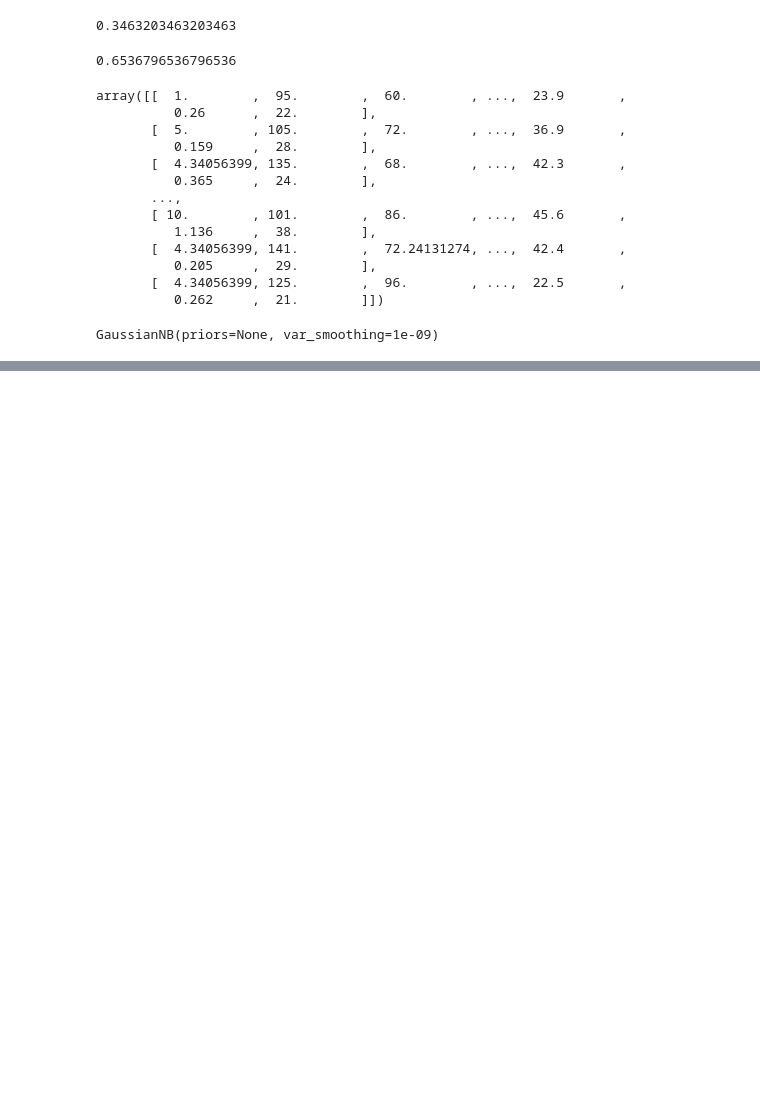
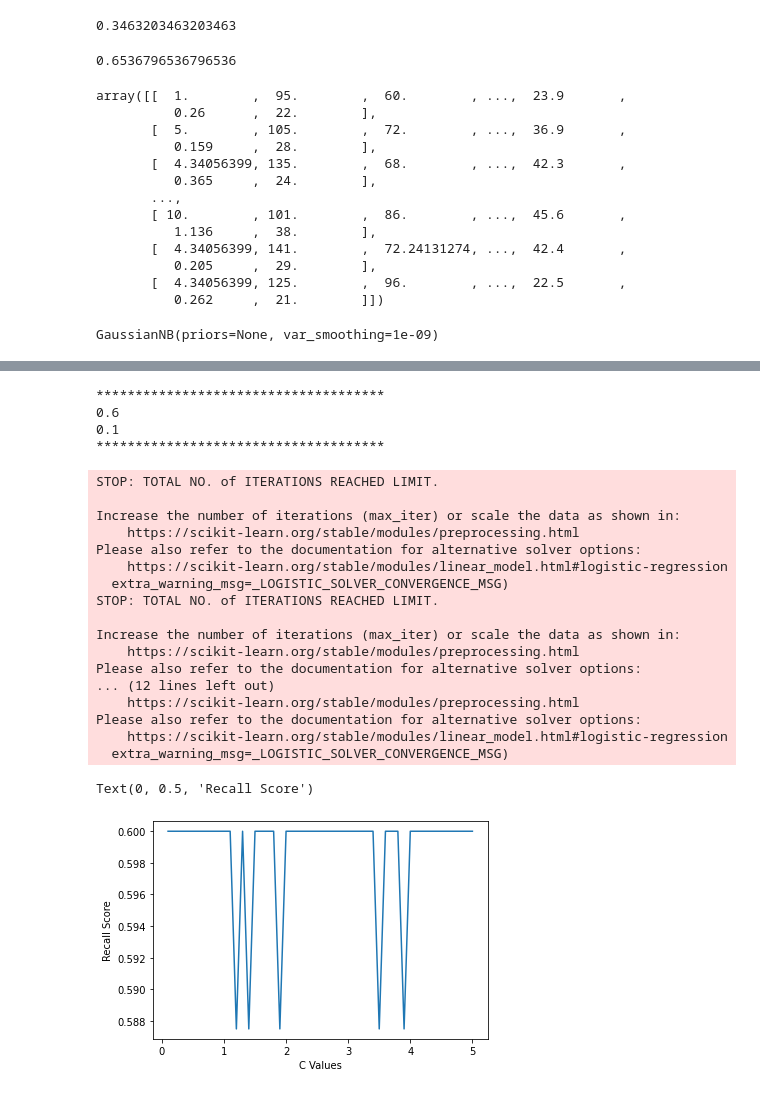
Before and after one commit to bhagu/1000-Days-Of-Code, a Jupyter notebook: Pima_Prediction.ipynb, the cells around one changed output, grey strips where cells are left out. Cells and saved outputs as stored; diff of their text form; code cells hidden in the pictures; blank space fills up the shorter version.

```diff
--- a/Pima_Prediction.ipynb
+++ b/Pima_Prediction.ipynb
@@ -211,0 +246,3 @@ GaussianNB(priors=None, var_smoothing=1e-09)
+# %%
+rf_model = RandomForestClassifier(random_state=42)
+rf_model.fit(X_train, y_train.ravel())
@@ -211,0 +302,11 @@ GaussianNB(priors=None, var_smoothing=1e-09)
+# %%
+from sklearn.linear_model import LogisticRegression
+
+lr_model = LogisticRegression(C=0.7, random_state=42)
+lr_model.fit(X_train, y_train.ravel())
+lr_predict_test = lr_model.predict(X_test)
+
+print(metrics.accuracy_score(y_test, lr_predict_test))
+
+print(metrics.confusion_matrix(y_test, lr_predict_test))
+print(metrics.classification_report(y_test, lr_predict_test))
@@ -211,0 +332,35 @@ GaussianNB(priors=None, var_smoothing=1e-09)
+# %%
+C_start = 0.1
+C_end = 5
+C_inc = 0.1
+
+C_values, recall_scores = [], []
+
+C_val = C_start
+best_recall_score = 0
+
+while (C_val < C_end):
+  C_values.append(C_val)
+  lr_model_loop = LogisticRegression(C=C_val, random_state=42)
+  lr_model_loop.fit(X_train, y_train.ravel())
+  lr_predict_loop_test = lr_model_loop.predict(X_test)
+  recall_score = metrics.recall_score(y_test, lr_predict_loop_test)
+  recall_scores.append(recall_score)
+  if (recall_score > best_recall_score):
+    best_recall_score = recall_score
+    best_lr_predict_test = lr_predict_loop_test
+
+  C_val = C_val + C_inc
+
+
+best_score_C_val = C_values[recall_scores.index(best_recall_score)]
+print("*************************************")
+print(best_recall_score)
+print(best_score_C_val)
+print("*************************************")
+
+%matplotlib inline
+plt.plot(C_values, recall_scores, "-")
+plt.xlabel("C Values")
+plt.ylabel("Recall Score")
+# %% [output]
@@ -211,0 +384,23 @@ GaussianNB(priors=None, var_smoothing=1e-09)
+*************************************
+0.6
+0.1
+*************************************
+STOP: TOTAL NO. of ITERATIONS REACHED LIMIT.
+
+Increase the number of iterations (max_iter) or scale the data as shown in:
+    https://scikit-learn.org/stable/modules/preprocessing.html
+Please also refer to the documentation for alternative solver options:
+    https://scikit-learn.org/stable/modules/linear_model.html#logistic-regression
+  extra_warning_msg=_LOGISTIC_SOLVER_CONVERGENCE_MSG)
+STOP: TOTAL NO. of ITERATIONS REACHED LIMIT.
+
+Increase the number of iterations (max_iter) or scale the data as shown in:
+    https://scikit-learn.org/stable/modules/preprocessing.html
+Please also refer to the documentation for alternative solver options:
+... (12 lines left out)
+    https://scikit-learn.org/stable/modules/preprocessing.html
+Please also refer to the documentation for alternative solver options:
+    https://scikit-learn.org/stable/modules/linear_model.html#logistic-regression
+  extra_warning_msg=_LOGISTIC_SOLVER_CONVERGENCE_MSG)
+Text(0, 0.5, 'Recall Score')
+[figure, added]
```
Also changed, not shown: parts of 20 cells of this notebook.
